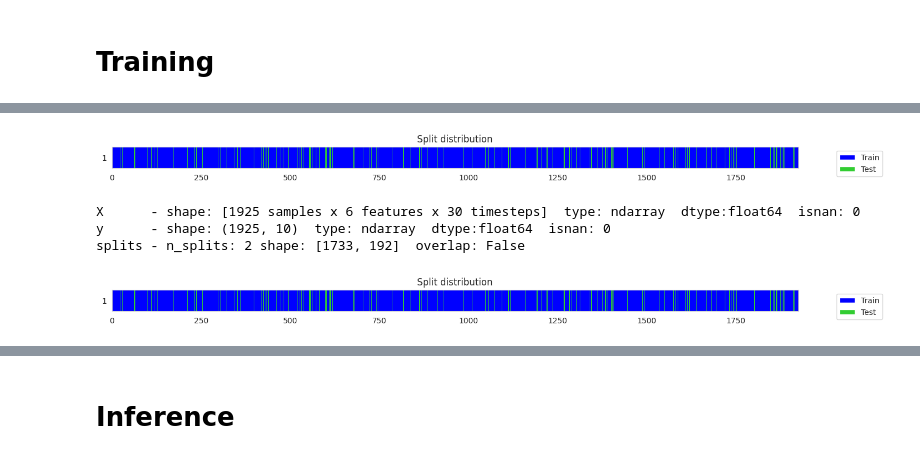
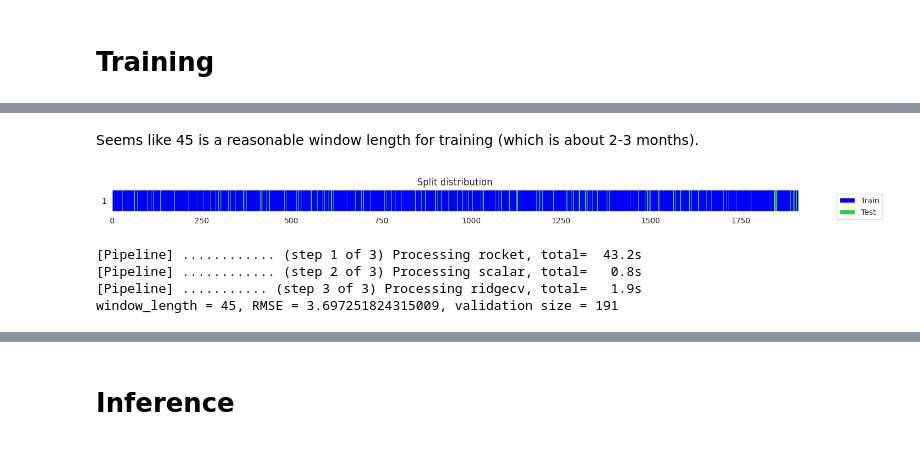
Before and after one commit to ncduy0303/nfs-project-1, a Jupyter notebook: NguyenCaoDuy_Impl_1.ipynb, the cells around one changed output, grey strips where cells are left out. Saved outputs shown, nothing was run; the diff lists cells and outputs as text; code cells hidden in the pictures.

```diff
--- a/NguyenCaoDuy_Impl_1.ipynb
+++ b/NguyenCaoDuy_Impl_1.ipynb
@@ -131,0 +187,17 @@ plt.show()
+# %%
+# Concatenate all these companies' closing prices into a the main data df, only keep the rows in the index
+
+amd_data = amd_data.rename(columns={'Close': 'AMD'})
+intel_data = intel_data.rename(columns={'Close': 'INTC'})
+tsmc_data = tsmc_data.rename(columns={'Close': 'TSM'})
+apple_data = apple_data.rename(columns={'Close': 'AAPL'})
+microsof_data = microsof_data.rename(columns={'Close': 'MSFT'})
+google_data = google_data.rename(columns={'Close': 'GOOG'})
+
+data = data.merge(amd_data['AMD'], left_index=True, right_index=True, how='left')
+data = data.merge(intel_data['INTC'], left_index=True, right_index=True, how='left')
+data = data.merge(tsmc_data['TSM'], left_index=True, right_index=True, how='left')
+data = data.merge(apple_data['AAPL'], left_index=True, right_index=True, how='left')
+data = data.merge(microsof_data['MSFT'], left_index=True, right_index=True, how='left')
+data = data.merge(google_data['GOOG'], left_index=True, right_index=True, how='left')
+data
@@ -139,19 +310,25 @@ data = data[data.index > '2016-01-01']
+# %% [markdown]
+Seems like 45 is a reasonable window length for training (which is about 2-3 months).
 # %%
-from tsai.all import *
-
-window_length = 30 # use 30 days of historical data to make the prediction
+window_length = 45 # use 45 days of historical data to make the prediction
 horizon = 10 # predict the next 10 days
 
 # Set up a multivariate time series regression problem, all the columns except the date are used as features to predict the closing price
 X, y = SlidingWindow(window_length, horizon=horizon, get_y='Close')(data)
-splits = get_splits(y, valid_size=0.1, random_state=42, shuffle=True)
+splits = get_splits(y, valid_size=0.1, random_state=42, shuffle=True) # use 10% of the data for validation
 
-tfms  = [None, [TSRegression()]]
-batch_tfms = TSStandardize(by_sample=True, by_var=True) # normalize each sample and variable separately
-check_data(X, y, splits)
+X_train, y_train, X_valid, y_valid = X[splits[0]], y[splits[0]], X[splits[1]], y[splits[1]]
+
+rmse_scorer = make_scorer(mean_squared_error, greater_is_better=False)
+reg = RocketRegressor(normalize_input=False, normalize_features=True, random_state=42, verbose=True) # normalize the features but not the samples
 # %% [output]
-[figure, old version]
+[figure, new version]
-X      - shape: [1925 samples x 6 features x 30 timesteps]  type: ndarray  dtype:float64  isnan: 0
-y      - shape: (1925, 10)  type: ndarray  dtype:float64  isnan: 0
-splits - n_splits: 2 shape: [1733, 192]  overlap: False
-[figure, removed]
+# %%
+reg.fit(X_train, y_train)
+y_pred = reg.predict(X_valid)
+print(f'window_length = {window_length}, RMSE = {mean_squared_error(y_valid, y_pred, squared=False)}, validation size = {len(y_valid)}')
+# %% [output]
+[Pipeline] ............ (step 1 of 3) Processing rocket, total=  43.2s
+[Pipeline] ............ (step 2 of 3) Processing scalar, total=   0.8s
+[Pipeline] ........... (step 3 of 3) Processing ridgecv, total=   1.9s
+window_length = 45, RMSE = 3.697251824315009, validation size = 191
```
Also changed, not shown: parts of 27 cells of this notebook.
